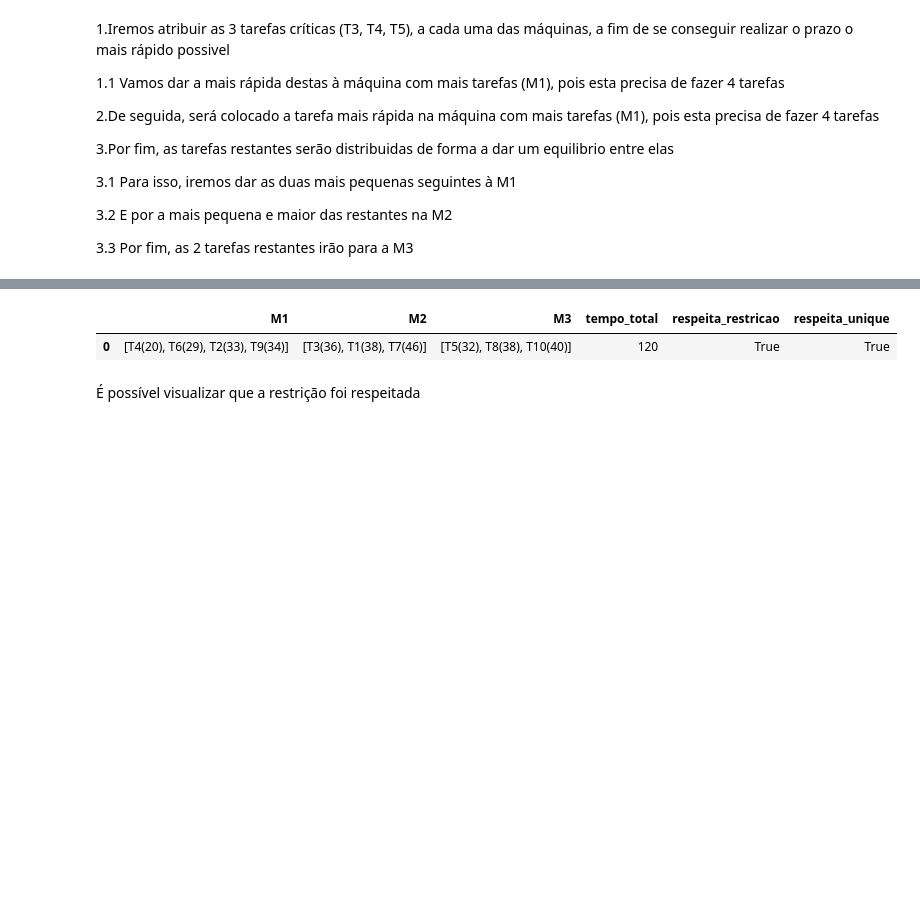
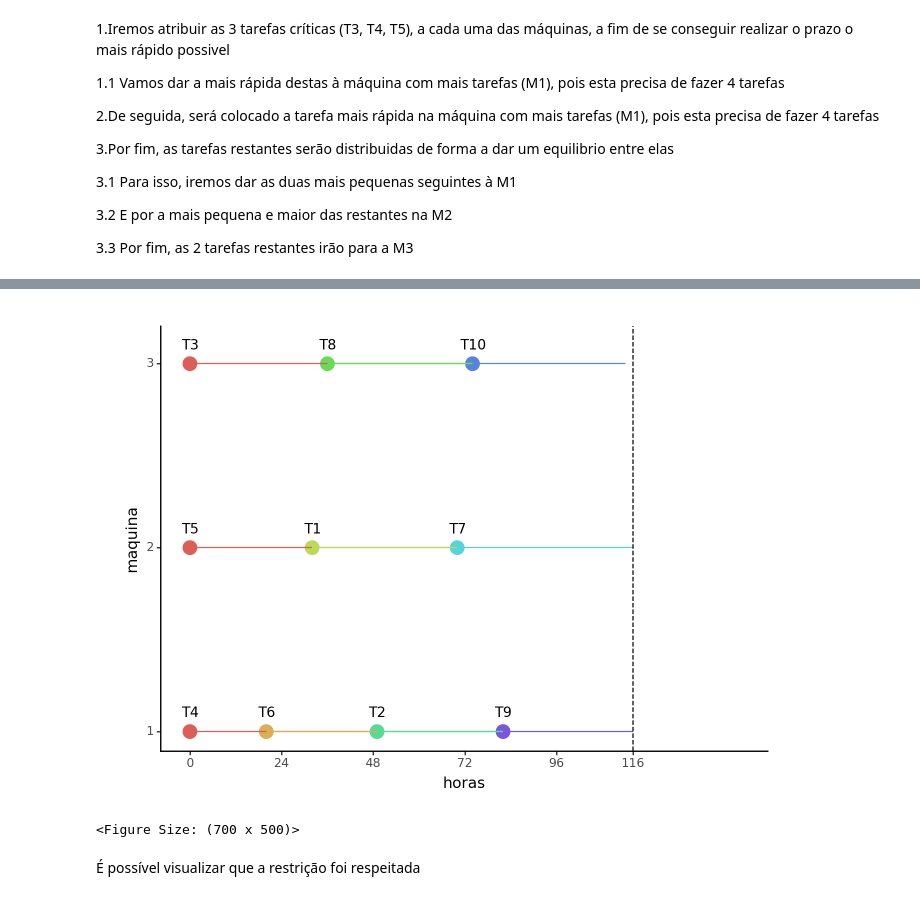
Before and after one commit to kardecallan566/Trab_grup_OH, a Jupyter notebook: notebooks/main.ipynb, the cells around one changed output, grey strips where cells are left out. Saved outputs shown, nothing was run; the diff lists cells and outputs as text; code cells hidden in the pictures; blank space fills up the shorter version.

```diff
--- a/notebooks/main.ipynb
+++ b/notebooks/main.ipynb
@@ -195,5 +0,0 @@ M1, M2, M3
-# %%
-tarefas = Tarefas([38, 33, 36, 20, 32, 29, 46, 38, 34, 40])
-tarefas[1,2,4]
-def getTarefas(l: list[Numero]):
-  return tarefas[l]
@@ -242,0 +15,17 @@ create_df(primeiro)
+# %%
+horas = int
+tarefa = int
+periodo = (horas, horas)
+cromossoma = list[tarefa]
+populacaoT = list[cromossoma]
+
+class Maquina:
+  def __init__(self, numero: int, n_tarefas: int):
+    self.numero = numero
+    self.n_tarefas = n_tarefas
+
+  def __repr__(self):
+    return f'M{self.numero}'
+
+  def __hash__(self):
+    return self.numero
@@ -306,8 +232,8 @@ heuristica.horario.plot()
-# %%
-create_df(heuristica)
-# %% [output]
-|  | M1 | M2 | M3 | tempo_total | respeita_restricao | respeita_unique |
-| 0 | [T4(20), T6(29), T2(33), T9(34)] | [T3(36), T1(38), T7(46)] | [T5(32), T8(38), T10(40)] | 120 | True | True |
+# %%
+plot_cromo(heur_resultado)
+# %% [output]
+[figure, added]
+<Figure Size: (700 x 500)>
 # %% [markdown]
 É possível visualizar que a restrição foi respeitada
 # %% [markdown]
```
Also changed, not shown: parts of 34 cells of this notebook, 3 other files.
